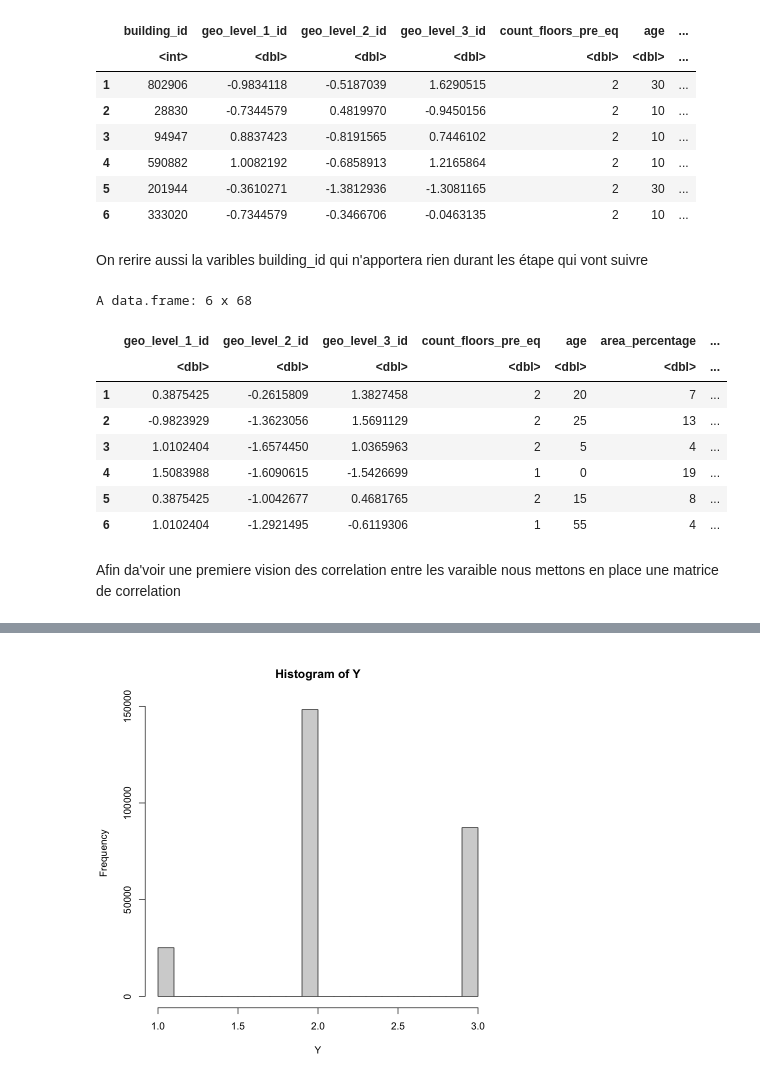
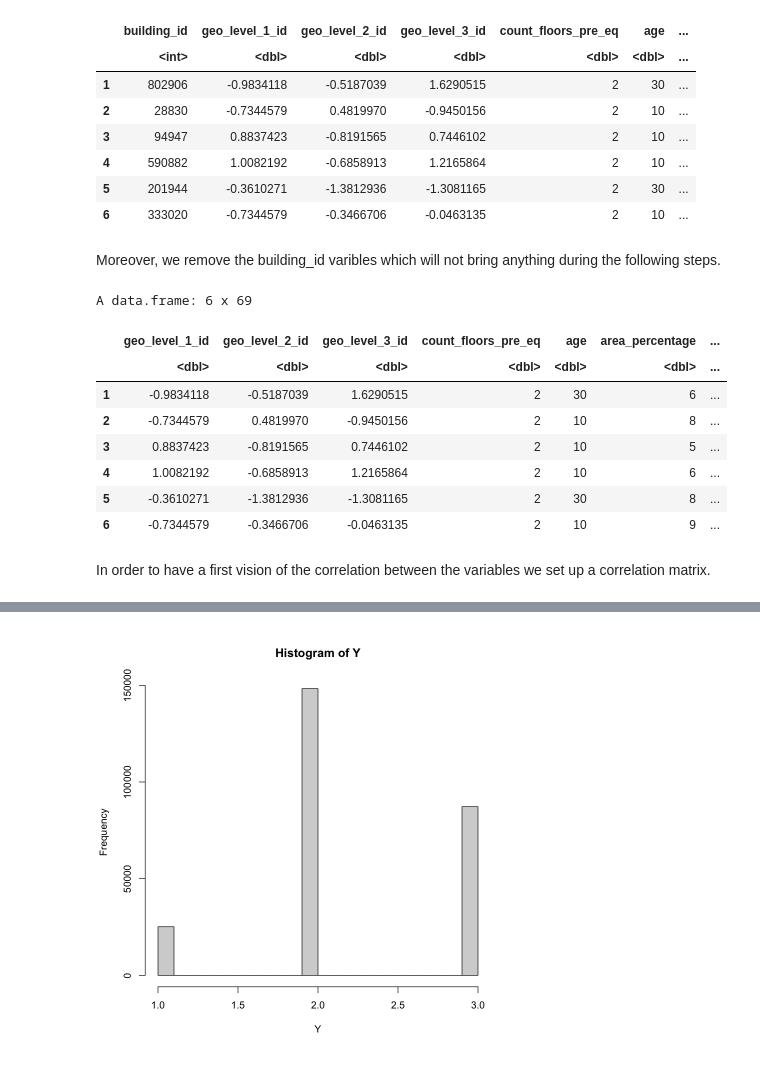
Before and after one commit to ULB-INFO-F-422/richter-s-predictor-group-26, a Jupyter notebook: FirstVersion.ipynb, the cells around one changed output, grey strips where cells are left out. Saved outputs shown, nothing was run; the diff lists cells and outputs as text; code cells hidden in the pictures.

```diff
--- a/FirstVersion.ipynb
+++ b/FirstVersion.ipynb
@@ -80,13 +92,13 @@ Area_percentage
 # %%
 iqr <- IQR(trainMerged$area_percentage)
 factor <- 3
-upper_limit <- median(trainMerged$area_percentage) + factor * iqr
-trainMerged$area_percentage[trainMerged$area_percentage > upper_limit] <- upper_limit
+limit <- median(trainMerged$area_percentage) + factor * iqr
+trainMerged$area_percentage[trainMerged$area_percentage > limit] <- limit
 
 iqr <- IQR(test$area_percentage)
 factor <- 3
-upper_limit <- median(test$area_percentage) + factor * iqr
-test$area_percentage[test$area_percentage > upper_limit] <- upper_limit
+limit <- median(test$area_percentage) + factor * iqr
+test$area_percentage[test$area_percentage > limit] <- limit
 # %%
 hist(trainMerged$area_percentage)
 table(trainMerged$area_percentage)
@@ -95,13 +107,13 @@ Height_percentage
 # %%
 iqr <- IQR(trainMerged$height_percentage)
 factor <- 1.5
-upper_limit <- median(trainMerged$height_percentage) + factor * iqr
-trainMerged$height_percentage[trainMerged$height_percentage > upper_limit] <- upper_limit
+limit <- median(trainMerged$height_percentage) + factor * iqr
+trainMerged$height_percentage[trainMerged$height_percentage > limit] <- limit
 
 iqr <- IQR(test$height_percentage)
 factor <- 1.5
-upper_limit <- median(test$height_percentage) + factor * iqr
-test$height_percentage[test$height_percentage > upper_limit] <- upper_limit
+limit <- median(test$height_percentage) + factor * iqr
+test$height_percentage[test$height_percentage > limit] <- limit
 # %%
 hist(trainMerged$height_percentage)
 table(trainMerged$height_percentage)
@@ -110,13 +122,13 @@ Count_families
 # %%
 iqr <- IQR(trainMerged$count_families)
 factor <- 1.5
-upper_limit <- median(trainMerged$count_families) + factor * iqr
-trainMerged$count_families[trainMerged$count_families > upper_limit] <- upper_limit
+limit <- median(trainMerged$count_families) + factor * iqr
+trainMerged$count_families[trainMerged$count_families > limit] <- limit
 
 iqr <- IQR(test$count_families)
 factor <- 1.5
-upper_limit <- median(test$count_families) + factor * iqr
-test$count_families[test$count_families > upper_limit] <- upper_limit
+limit <- median(test$count_families) + factor * iqr
+test$count_families[test$count_families > limit] <- limit
 # %%
 hist(trainMerged$count_families)
 table(trainMerged$count_families)
@@ -218,10 +202 @@ A data.frame: 6 x 32
-# %%
-# Remplacer les valeurs nulles ou négatives par une valeur minimale positive
-data_preprocessed$age[data_preprocessed$age <= 0] <- 0.1
-
-# Appliquer la transformation logarithmique
-data_preprocessed$age <- log(data_preprocessed$age)
-
-# Afficher les premières lignes du dataframe pour vérifier les résultats
-head(data_preprocessed)
 # %% [markdown]
@@ -258,25 +233,25 @@ A data.frame: 6 x 70
 | 4 | 590882 | 1.0082192 | -0.6858913 | 1.2165864 | 2 | 10 | ... |
 | 5 | 201944 | -0.3610271 | -1.3812936 | -1.3081165 | 2 | 30 | ... |
 | 6 | 333020 | -0.7344579 | -0.3466706 | -0.0463135 | 2 | 10 | ... |
-# %% [markdown]
-On rerire aussi la varibles building_id qui n'apportera rien durant les étape qui vont suivre
+# %% [markdown]
+Moreover, we remove the building_id varibles which will not bring anything during the following steps.
 # %%
 trainCleaned <- trainCleaned %>% relocate(damage_grade, .after = legal_ownership_statusw)
 trainCleaned <- select(trainCleaned, -c(building_id))
 trainCleanedT <- select(trainCleanedT, -c(building_id))
-head(trainCleanedT)
+head(trainCleaned)
 # %% [output]
-A data.frame: 6 x 68
+A data.frame: 6 x 69
 |  | geo_level_1_id | geo_level_2_id | geo_level_3_id | count_floors_pre_eq | age | area_percentage | ... |
 |  | <dbl> | <dbl> | <dbl> | <dbl> | <dbl> | <dbl> | ... |
-| 1 | 0.3875425 | -0.2615809 | 1.3827458 | 2 | 20 | 7 | ... |
-| 2 | -0.9823929 | -1.3623056 | 1.5691129 | 2 | 25 | 13 | ... |
-| 3 | 1.0102404 | -1.6574450 | 1.0365963 | 2 | 5 | 4 | ... |
-| 4 | 1.5083988 | -1.6090615 | -1.5426699 | 1 | 0 | 19 | ... |
-| 5 | 0.3875425 | -1.0042677 | 0.4681765 | 2 | 15 | 8 | ... |
-| 6 | 1.0102404 | -1.2921495 | -0.6119306 | 1 | 55 | 4 | ... |
+| 1 | -0.9834118 | -0.5187039 | 1.6290515 | 2 | 30 | 6 | ... |
+| 2 | -0.7344579 | 0.4819970 | -0.9450156 | 2 | 10 | 8 | ... |
+| 3 | 0.8837423 | -0.8191565 | 0.7446102 | 2 | 10 | 5 | ... |
+| 4 | 1.0082192 | -0.6858913 | 1.2165864 | 2 | 10 | 6 | ... |
+| 5 | -0.3610271 | -1.3812936 | -1.3081165 | 2 | 30 | 8 | ... |
+| 6 | -0.7344579 | -0.3466706 | -0.0463135 | 2 | 10 | 9 | ... |
-# %% [markdown]
-Afin da'voir une premiere vision des correlation entre les varaible nous mettons en place une matrice de correlation
+# %% [markdown]
+In order to have a first vision of the correlation between the variables we set up a correlation matrix.
 # %%
 numeric_data = c()
 for (i in 1:ncol(trainCleaned)) {
```
Also changed, not shown: parts of 86 cells of this notebook.
